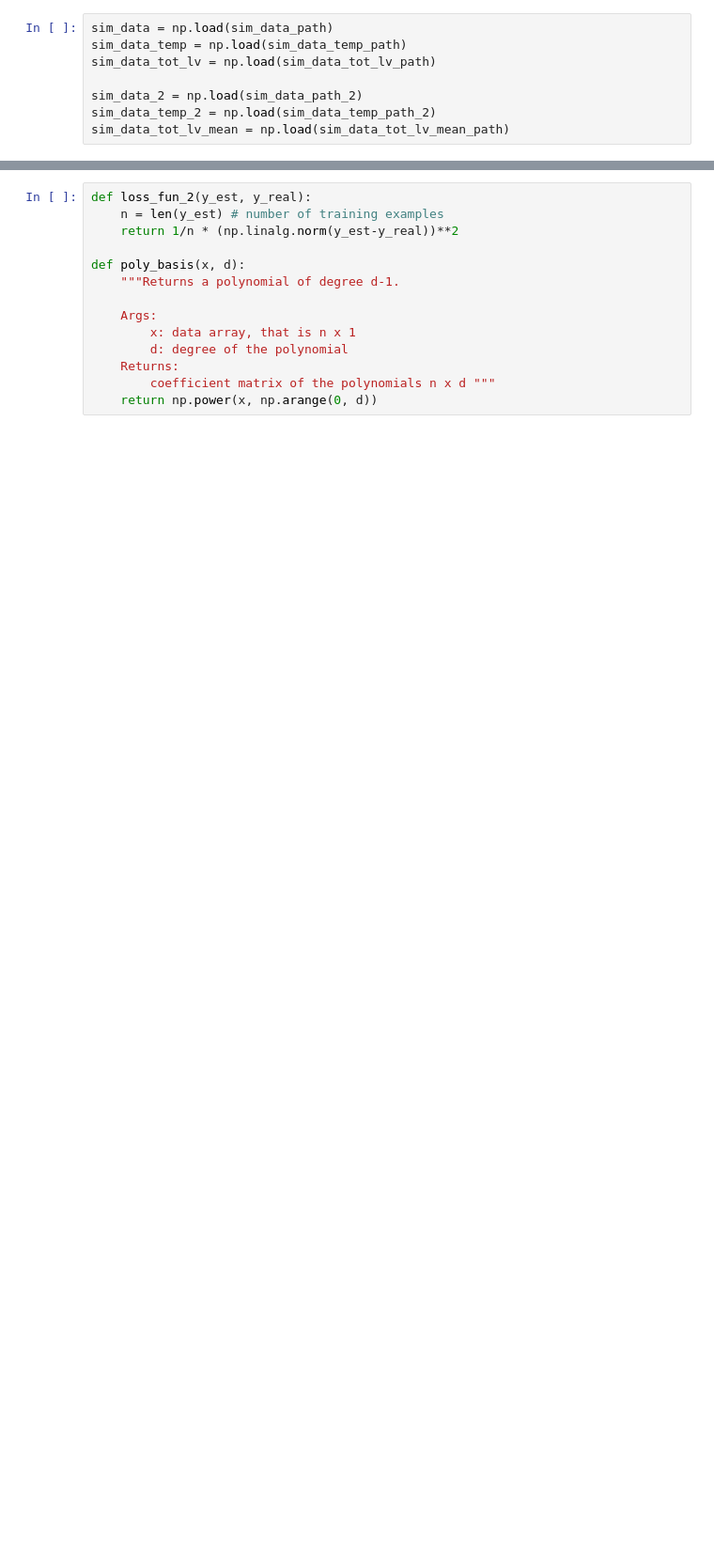
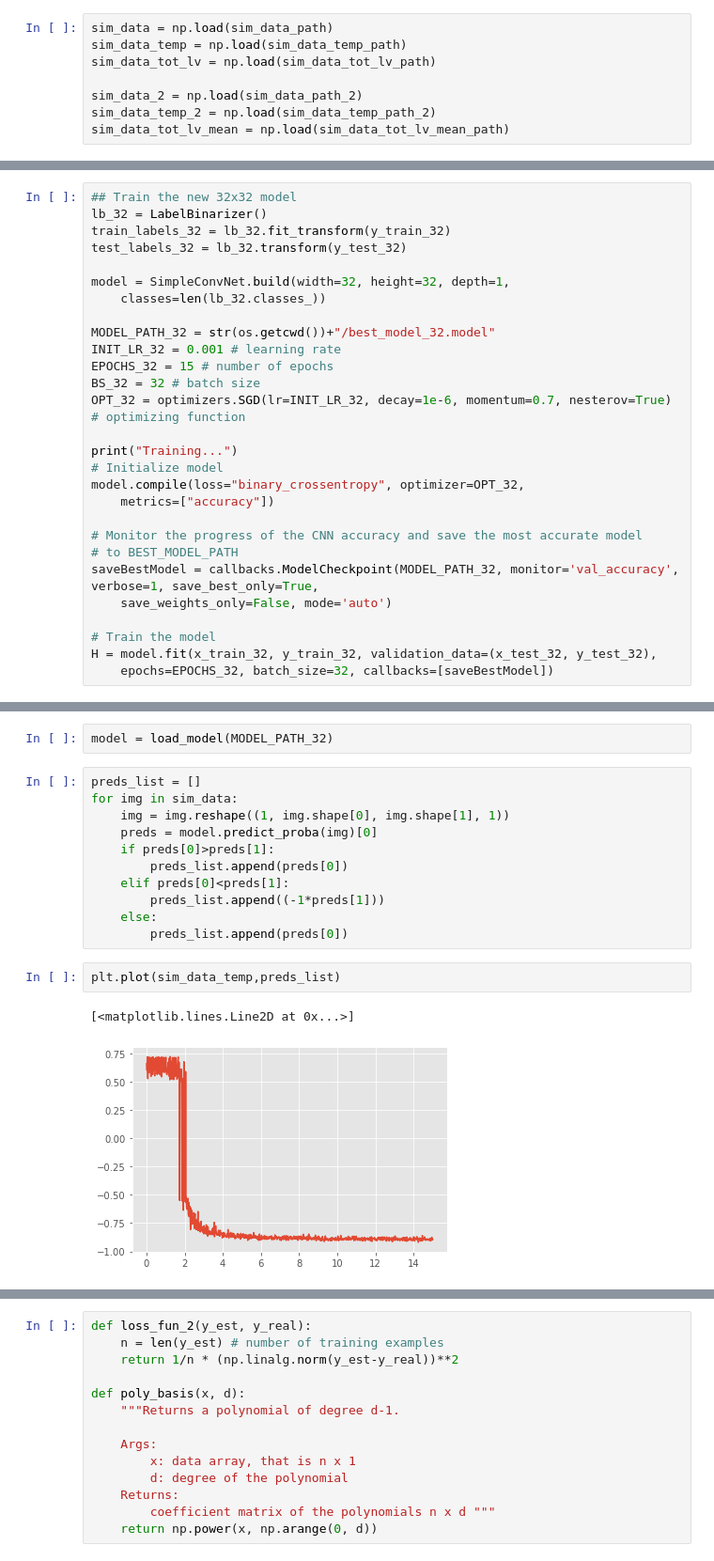
Before and after one commit to zmiller22/AM216, a Jupyter notebook: HW2/P2_Ising_2.ipynb, the cells around one changed output, grey strips where cells are left out. Shown: that part at 94% size. Cells and saved outputs as stored; diff of their text form; blank space fills up the shorter version.

```diff
--- a/HW2/P2_Ising_2.ipynb
+++ b/HW2/P2_Ising_2.ipynb
@@ -713,0 +762,28 @@ sim_data_tot_lv_mean = np.load(sim_data_tot_lv_mean_path)
+# %%
+## Train the new 32x32 model
+lb_32 = LabelBinarizer()
+train_labels_32 = lb_32.fit_transform(y_train_32)
+test_labels_32 = lb_32.transform(y_test_32)
+
+model = SimpleConvNet.build(width=32, height=32, depth=1,
+	classes=len(lb_32.classes_))
+
+MODEL_PATH_32 = str(os.getcwd())+"/best_model_32.model"
+INIT_LR_32 = 0.001 # learning rate
+EPOCHS_32 = 15 # number of epochs
+BS_32 = 32 # batch size
+OPT_32 = optimizers.SGD(lr=INIT_LR_32, decay=1e-6, momentum=0.7, nesterov=True) # optimizing function
+
+print("Training...")
+# Initialize model
+model.compile(loss="binary_crossentropy", optimizer=OPT_32,
+	metrics=["accuracy"])
+
+# Monitor the progress of the CNN accuracy and save the most accurate model
+# to BEST_MODEL_PATH
+saveBestModel = callbacks.ModelCheckpoint(MODEL_PATH_32, monitor='val_accuracy', verbose=1, save_best_only=True,
+	save_weights_only=False, mode='auto')
+
+# Train the model
+H = model.fit(x_train_32, y_train_32, validation_data=(x_test_32, y_test_32),
+    epochs=EPOCHS_32, batch_size=32, callbacks=[saveBestModel])
@@ -713,0 +808,18 @@ sim_data_tot_lv_mean = np.load(sim_data_tot_lv_mean_path)
+# %%
+model = load_model(MODEL_PATH_32)
+# %%
+preds_list = []
+for img in sim_data:
+    img = img.reshape((1, img.shape[0], img.shape[1], 1))
+    preds = model.predict_proba(img)[0]
+    if preds[0]>preds[1]:
+        preds_list.append(preds[0])
+    elif preds[0]<preds[1]:
+        preds_list.append((-1*preds[1]))
+    else:
+        preds_list.append(preds[0])
+# %%
+plt.plot(sim_data_temp,preds_list)
+# %% [output]
+[<matplotlib.lines.Line2D at 0x...>]
+[figure, added]
```
Also changed, not shown: parts of 18 cells of this notebook.
